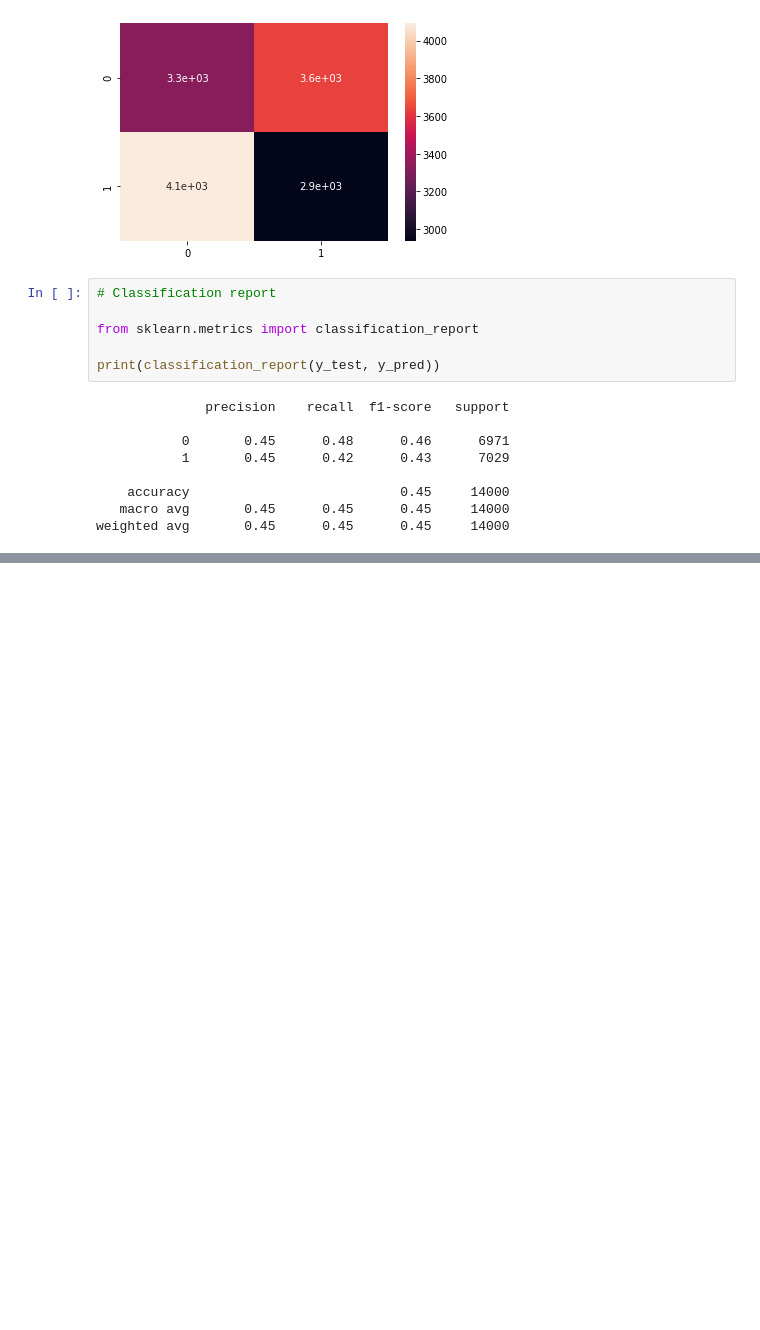
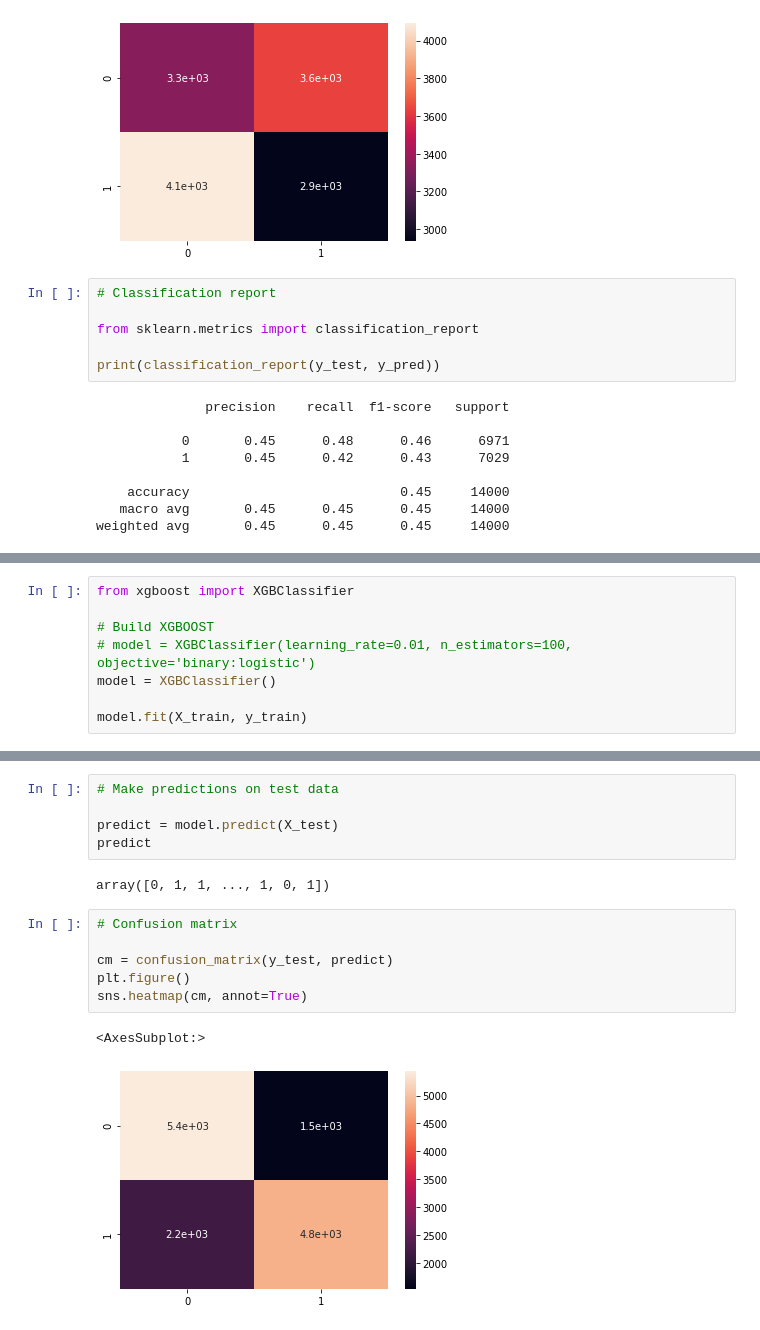
Before and after one commit to mareksturek/real-application, a Jupyter notebook: healthcare_heart_disease.ipynb, the cells around one changed output, grey strips where cells are left out. Drawn from its saved outputs; the diff is of its cells as text; blank space fills up the shorter version.

```diff
--- a/healthcare_heart_disease.ipynb
+++ b/healthcare_heart_disease.ipynb
@@ -265,0 +270,8 @@ weighted avg       0.45      0.45      0.45     14000
+# %%
+from xgboost import XGBClassifier
+
+# Build XGBOOST
+# model = XGBClassifier(learning_rate=0.01, n_estimators=100, objective='binary:logistic')
+model = XGBClassifier()
+
+model.fit(X_train, y_train)
@@ -265,0 +287,16 @@ weighted avg       0.45      0.45      0.45     14000
+# %%
+# Make predictions on test data
+
+predict = model.predict(X_test)
+predict
+# %% [output]
+array([0, 1, 1, ..., 1, 0, 1])
+# %%
+# Confusion matrix
+
+cm = confusion_matrix(y_test, predict)
+plt.figure()
+sns.heatmap(cm, annot=True)
+# %% [output]
+<AxesSubplot:>
+[figure, added]
```
Also changed, not shown: parts of 4 cells of this notebook.
